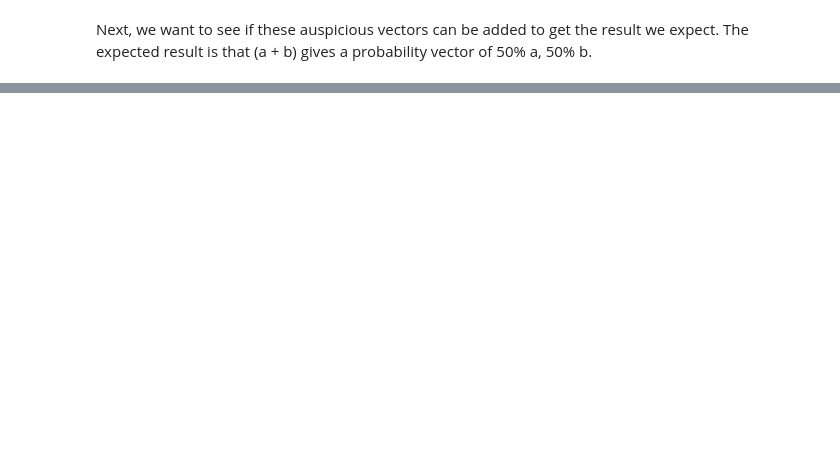
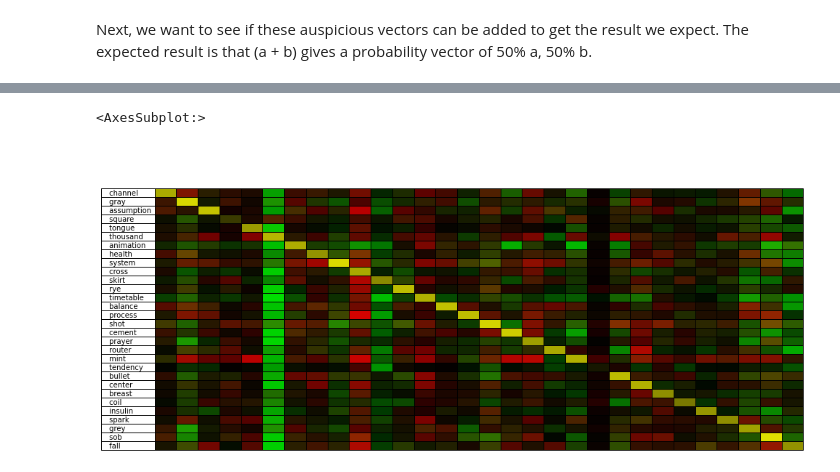
Before and after one commit to edkins/interp-ausp, a Jupyter notebook: ausp.ipynb, the cells around one changed output, grey strips where cells are left out. Drawn from its saved outputs; the diff is of its cells as text; code cells hidden in the pictures; blank space fills up the shorter version.

```diff
--- a/ausp.ipynb
+++ b/ausp.ipynb
@@ -168,0 +141,23 @@ ax
+# %%
+num = 30
+colors = []
+for i in range(num):
+    colors.append([])
+    for j in range(num):
+        index0 = chosen_tokens[i]
+        index1 = chosen_tokens[j]
+        #prompt = f"If I had to choose between the{decode(index0)} and the{decode(index1)}, I would choose the"
+        prompt = f"{decode(index0)}{decode(index1)}{decode(index1)}{decode(index0)}{decode(index1)}"
+        logits = model(prompt)[0, -1, :]
+        probs = torch.softmax(logits, dim=0)
+        r = probs[index0].item()
+        g = probs[index1].item()
+        colors[-1].append((r,g,b))
+fig, ax = plt.subplots()
+fig.patch.set_visible(False)
+ax.axis('off')
+ax.table(cellColours=colors, rowLabels=[decode(t) for t in chosen_tokens[:num]])
+ax
+# %% [output]
+<AxesSubplot:>
+[figure, added]
```
Also changed, not shown: parts of 7 cells of this notebook.
